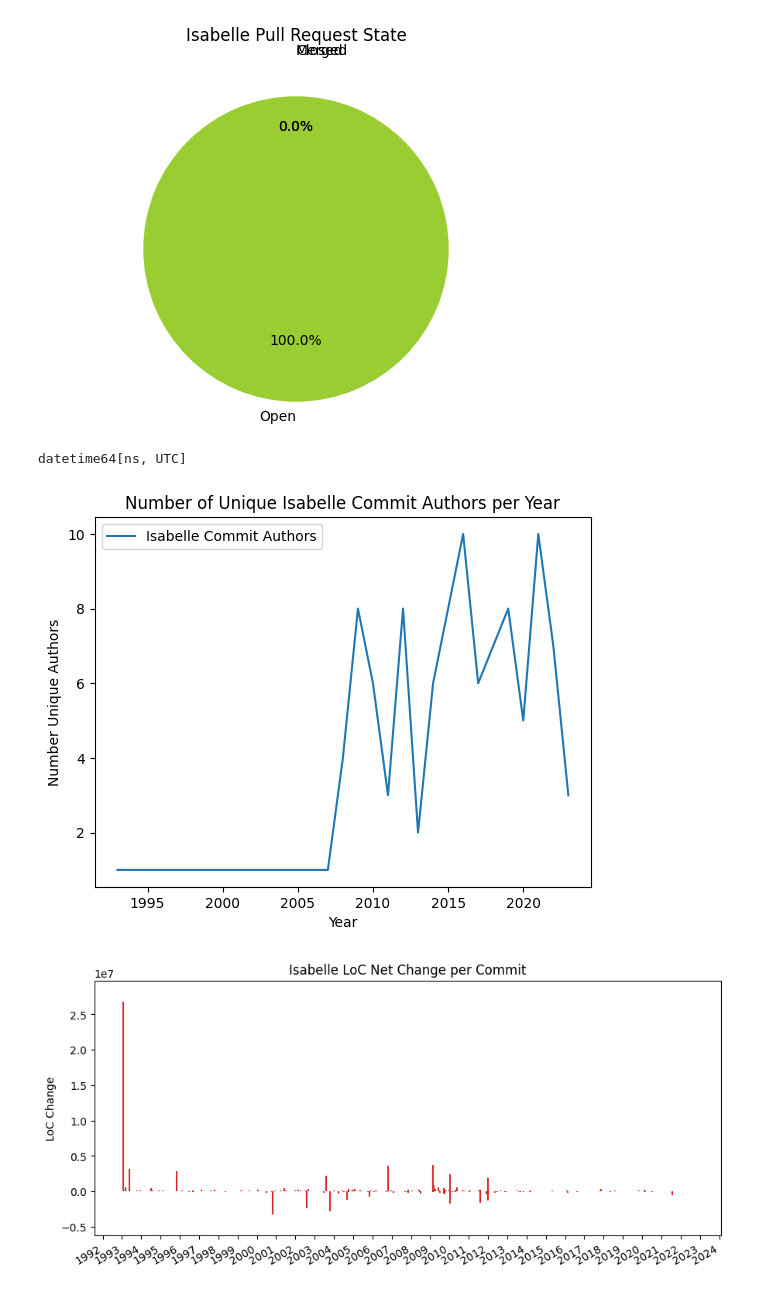
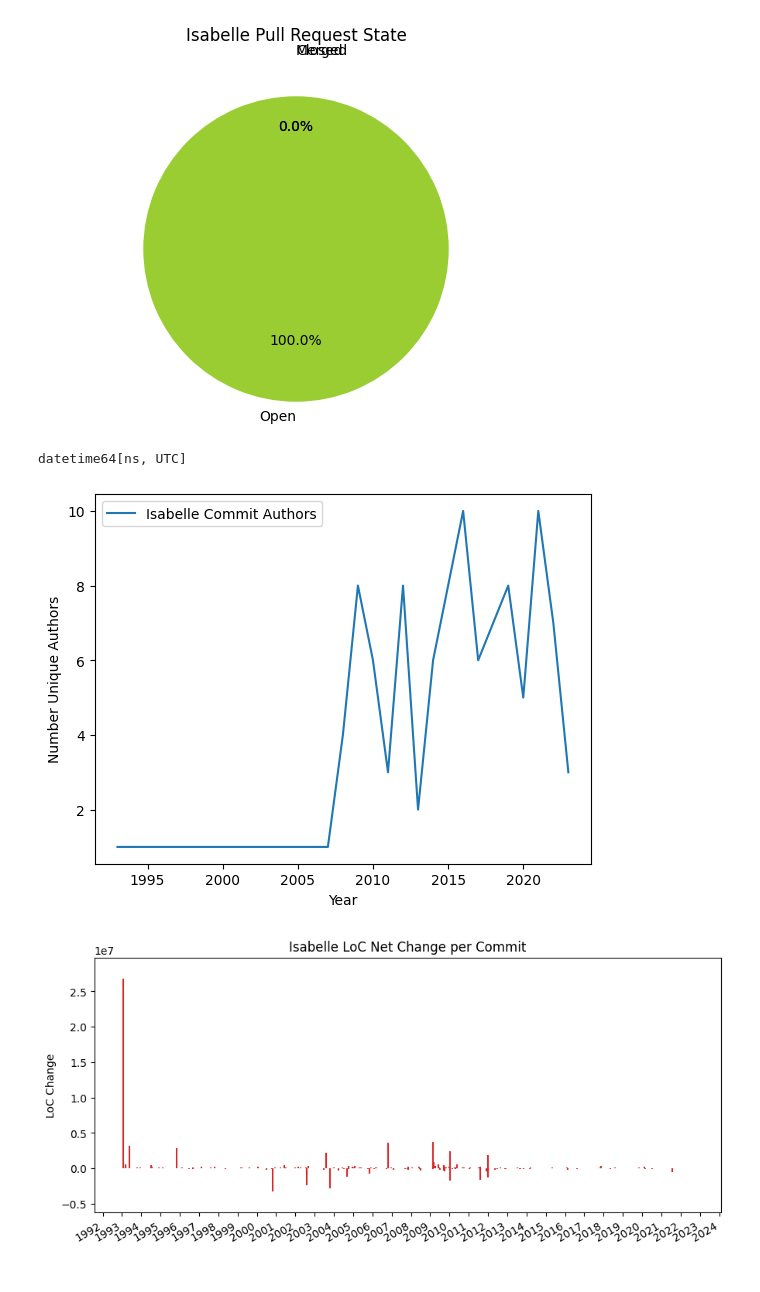
Before and after one commit to minsungc/aseproject2023, a Jupyter notebook: isabelle_figures.ipynb, the cells around one changed output. Saved outputs shown, nothing was run; the diff lists cells and outputs as text; code cells hidden in the pictures.

Commit message:
Figure updates

```diff
--- a/isabelle_figures.ipynb
+++ b/isabelle_figures.ipynb
@@ -251,27 +251,26 @@ Text(0.5, 1.0, 'Isabelle Pull Request State')
 # %%
 # Get number of unique contributers by year
 # Isabelle lang commits
 with open('DataCollection/Isabelle_isabelle-prover_mirror-isabelle_Commits.json') as f:
     lean_commits = json.load(f)
 df = pd.DataFrame(lean_commits)
 df['date'] = pd.to_datetime(df['date'], utc=True)
 display(df['date'].dtype)
 df['year'] = df['date'].dt.year
 commits_list_lang = []
 for i, row in df.iterrows():
     commits_list_lang.append({'author': row['author'], 'year': row['year']})
 commit_authors_lang = pd.DataFrame(commits_list_lang)
 cua_lean_lang = commit_authors_lang.groupby('year')['author'].nunique()
 
 cua_lean_lang.plot(kind='line', label='Isabelle Commit Authors')
 plt.xlabel('Year')
 plt.ylabel('Number Unique Authors')
-plt.title('Number of Unique Isabelle Commit Authors per Year')
 plt.legend()
 plt.show()
 # %% [output]
 datetime64[ns, UTC]
-[figure, old version]
+[figure, new version]
 # %%
 # Find the change in the total size of Isabelle
 
```
Also changed, not shown: 2 other files.
